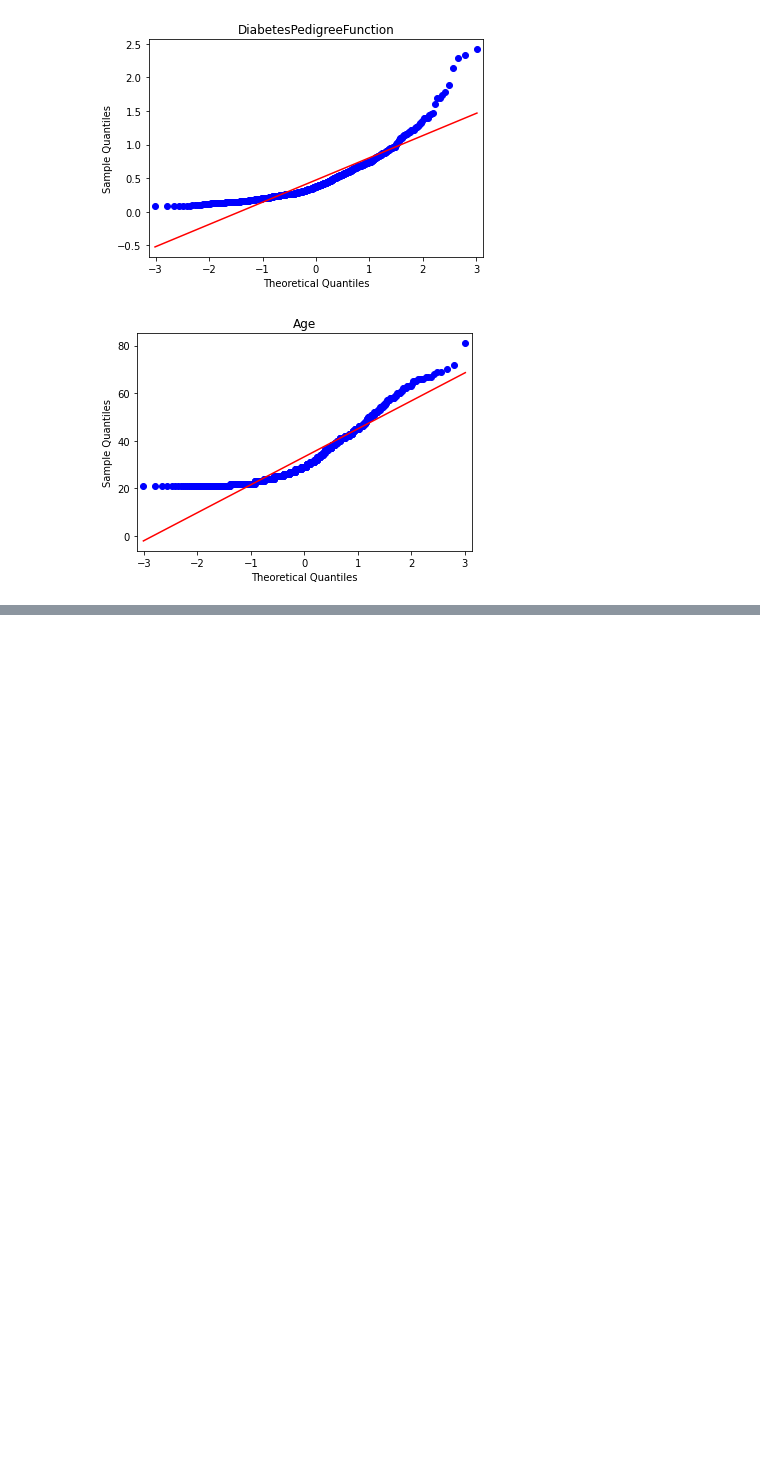
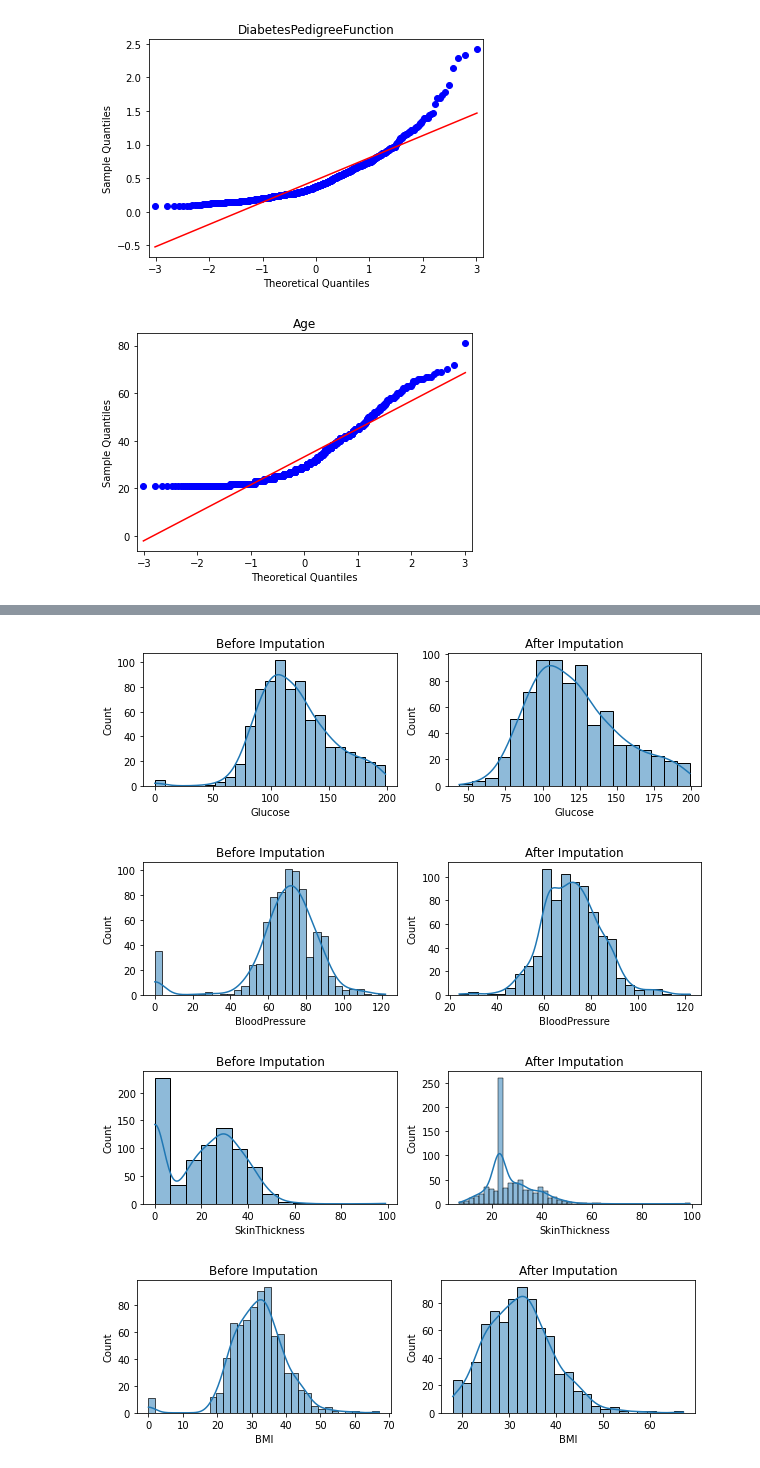
Before and after one commit to Snehashis100/Human-Disease-Diagnostic, a Jupyter notebook: Diabetes Prediction Analysis.ipynb, the cells around one changed output, grey strips where cells are left out. Cells and saved outputs as stored; diff of their text form; code cells hidden in the pictures; blank space fills up the shorter version.

```diff
--- a/Diabetes Prediction Analysis.ipynb
+++ b/Diabetes Prediction Analysis.ipynb
@@ -171,0 +256,16 @@ df.describe()
+# %%
+for index,feature in enumerate(['Glucose','BloodPressure','SkinThickness','BMI']):
+    fig= plt.figure(figsize=(10,20))
+    plt.subplot(7,2,2*(index)+1)
+    sns.histplot(df[feature],kde=True)
+    plt.title("Before Imputation")
+
+    plt.subplot(7,2,2*(index)+2)
+    sns.histplot(data[feature],kde=True)
+    plt.title("After Imputation")
+    plt.show()
+# %% [output]
+[figure, added]
+[figure, added]
+[figure, added]
+[figure, added]
```
Also changed, not shown: parts of 18 cells of this notebook.
